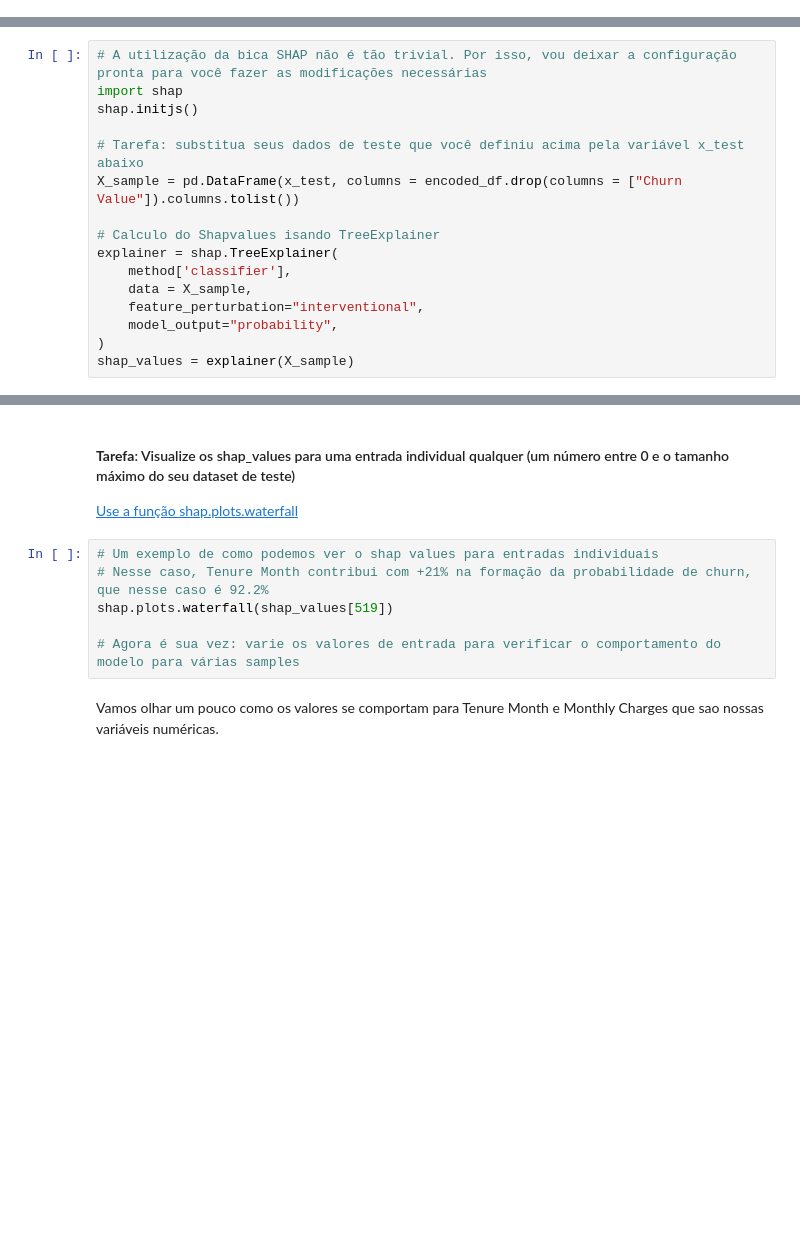
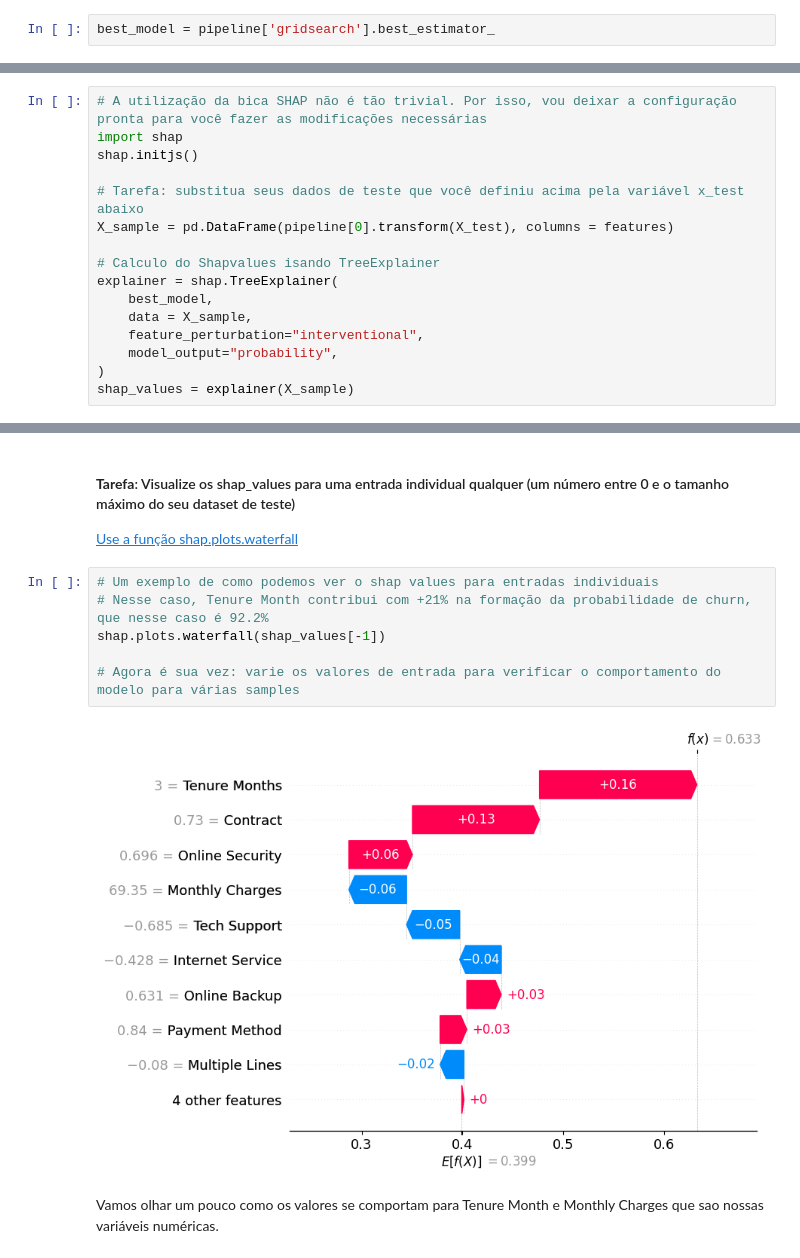
Before and after one commit to yannacavalcanti/bootcampPortfolioOutubro2023, a Jupyter notebook: 3. Detecção dos drivers de churn para retenção de clientes_joao.ipynb, the cells around one changed output, grey strips where cells are left out. Saved outputs shown, nothing was run; the diff lists cells and outputs as text; blank space fills up the shorter version.

```diff
--- a/3. Detecção dos drivers de churn para retenção de clientes_joao.ipynb
+++ b/3. Detecção dos drivers de churn para retenção de clientes_joao.ipynb
@@ -1192,5 +1405,7 @@ Vá tomar um cafezinho enquanto aguarda...
 #### **Tarefa:** Agora crie um objeto e atribua a ele o melhor modelo do seu grid_search usando [*.best_estimator_*](https://scikit-learn.org/stable/modules/generated/sklearn.model_selection.GridSearchCV.html#:~:text=best_estimator_estimator)['classifier']
 
 Observação: é importante que você selecione apenas o "classificador" do best estimator, pois o SMOTE **NÃO** deve ser implementado em teste. Em alguns outros casos, você pode sim fazer uma sequência de préprocessamentos em um pipeline que façam sentido tanto para treino, quanto para teste, mas não nesse caso.
+# %%
+best_model = pipeline['gridsearch'].best_estimator_
 # %% [markdown]
 #### **Tarefa**: Com esse modelo, faça um *.predict()* para obter as inferências dos seus dados de teste
@@ -1252,11 +1515,11 @@ import shap
 shap.initjs()
 
 # Tarefa: substitua seus dados de teste que você definiu acima pela variável x_test abaixo
-X_sample = pd.DataFrame(x_test, columns = encoded_df.drop(columns = ["Churn Value"]).columns.tolist())
+X_sample = pd.DataFrame(pipeline[0].transform(X_test), columns = features)
 
 # Calculo do Shapvalues isando TreeExplainer
 explainer = shap.TreeExplainer(
-    method['classifier'],
+    best_model,
     data = X_sample,
     feature_perturbation="interventional",
     model_output="probability",
@@ -1278,9 +1548,11 @@ shap.summary_plot(shap_values, X_sample, plot_type='bar')
 # %%
 # Um exemplo de como podemos ver o shap values para entradas individuais
 # Nesse caso, Tenure Month contribui com +21% na formação da probabilidade de churn, que nesse caso é 92.2%
-shap.plots.waterfall(shap_values[519])
+shap.plots.waterfall(shap_values[-1])
 
 # Agora é sua vez: varie os valores de entrada para verificar o comportamento do modelo para várias samples
+# %% [output]
+[figure, added]
 # %% [markdown]
 Vamos olhar um pouco como os valores se comportam para Tenure Month e Monthly Charges que sao nossas variáveis numéricas.
 # %% [markdown]
```
Also changed, not shown: parts of 86 cells of this notebook.
